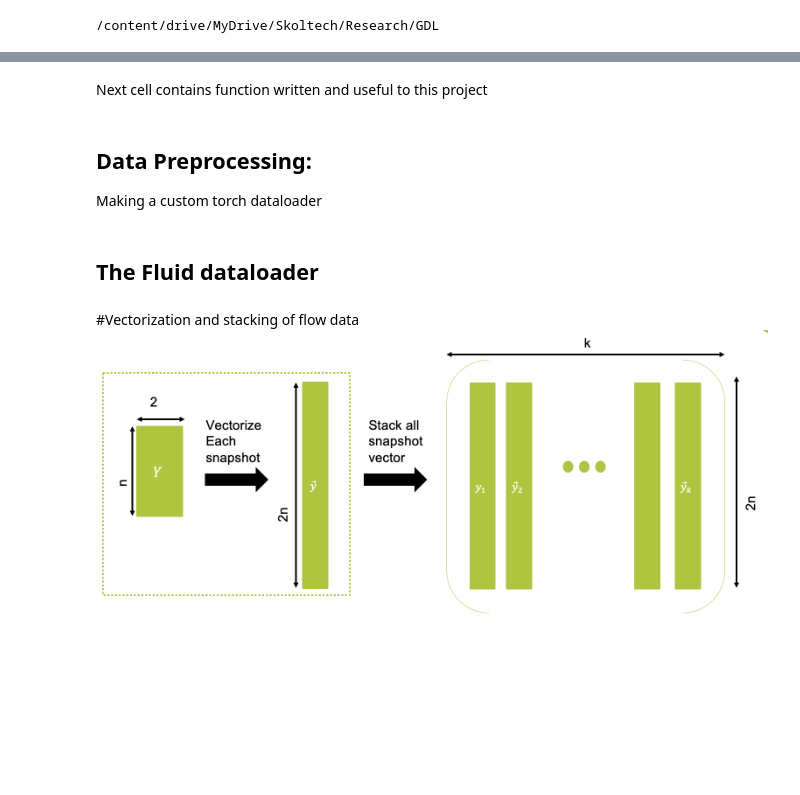
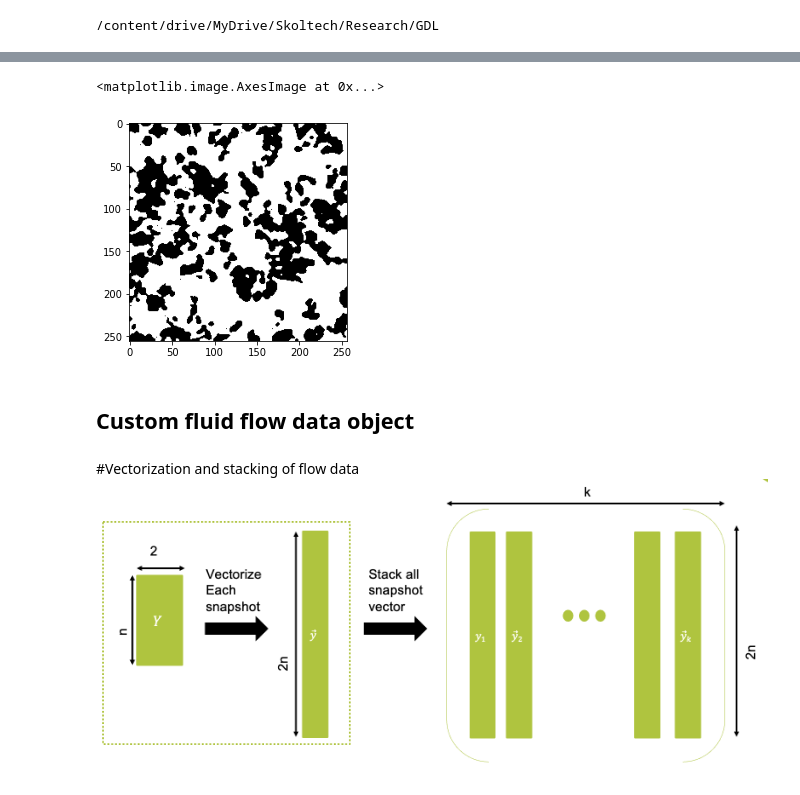
Before and after one commit to EAkeweje/GEOMETRIC-LEARNING-FOR-FLOWS-IN-POROUS-SYSTEMS, a Jupyter notebook: LS-based Algorithm.ipynb, the cells around one changed output, grey strips where cells are left out. Drawn from its saved outputs; the diff is of its cells as text; code cells hidden in the pictures; blank space fills up the shorter version.

```diff
--- a/LS-based Algorithm.ipynb
+++ b/LS-based Algorithm.ipynb
@@ -39,2 +33,0 @@ from sklearn.metrics import r2_score
-# %% [markdown]
-Next cell contains function written and useful to this project
@@ -149,13 +33,0 @@ def get_total_space(array):
-# %%
-#pore image to pore array
-def gen_pore_array(img_path:str):
-  an_image = PIL.Image.open(img_path)
-  image_sequence = an_image.getdata()
-  image_array = np.array(image_sequence)/255
-  k = np.asarray(an_image)[:,:,0]/255
-  #adjustment so that the pore spaces are mapped to 0 and the solid immovable parts mapped to 1
-  pore_array = np.ones_like(k) - k
-  return pore_array
-# %% [markdown]
-## Data Preprocessing:
-Making a custom torch dataloader
@@ -162,7 +42,12 @@ Making a custom torch dataloader
 # %%
+##visualization of pore system
 '''
 Change directory to any pore image. The function, gen_pore_array, converts the pore image to pore array.
 If you choose to use a pore array then use
 pore_array = 'path_to_pore array'
 '''
-pore_array = gen_pore_array("./Dataset/Fluid Flow Simulation/1.png")
+pore_array = utils.gen_pore_array("./Dataset/Fluid Flow Simulation/1.png")
+plt.imshow(pore_array,'binary')
+# %% [output]
+<matplotlib.image.AxesImage at 0x...>
+[figure, added]
@@ -204,5 +54,5 @@ def data_process(pore_array,ks, vel_dir):
-# %% [markdown]
-## The Fluid dataloader
+# %% [markdown]
+## Custom fluid flow data object
 # %%
 class FluidDataset(Dataset):
     """Fluid in porous media dataset."""
```
Also changed, not shown: parts of 19 cells of this notebook.
